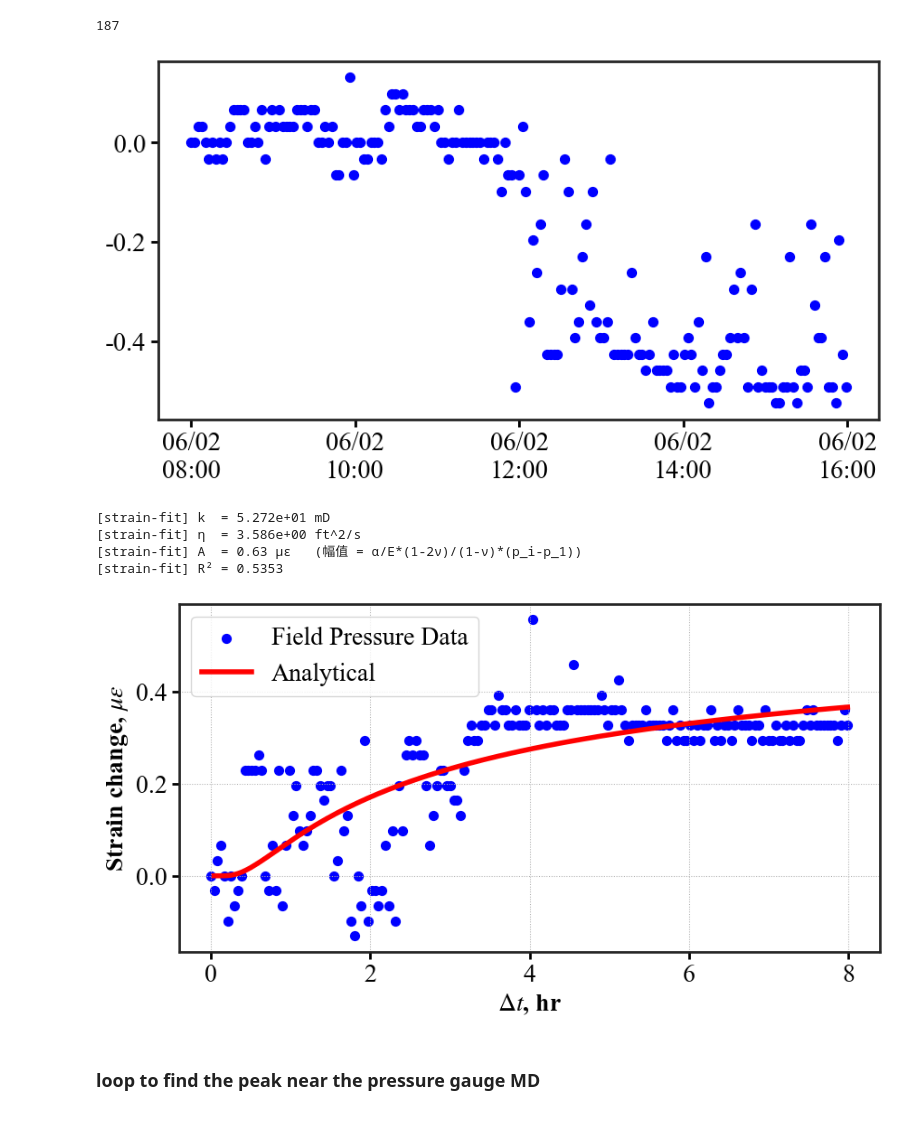
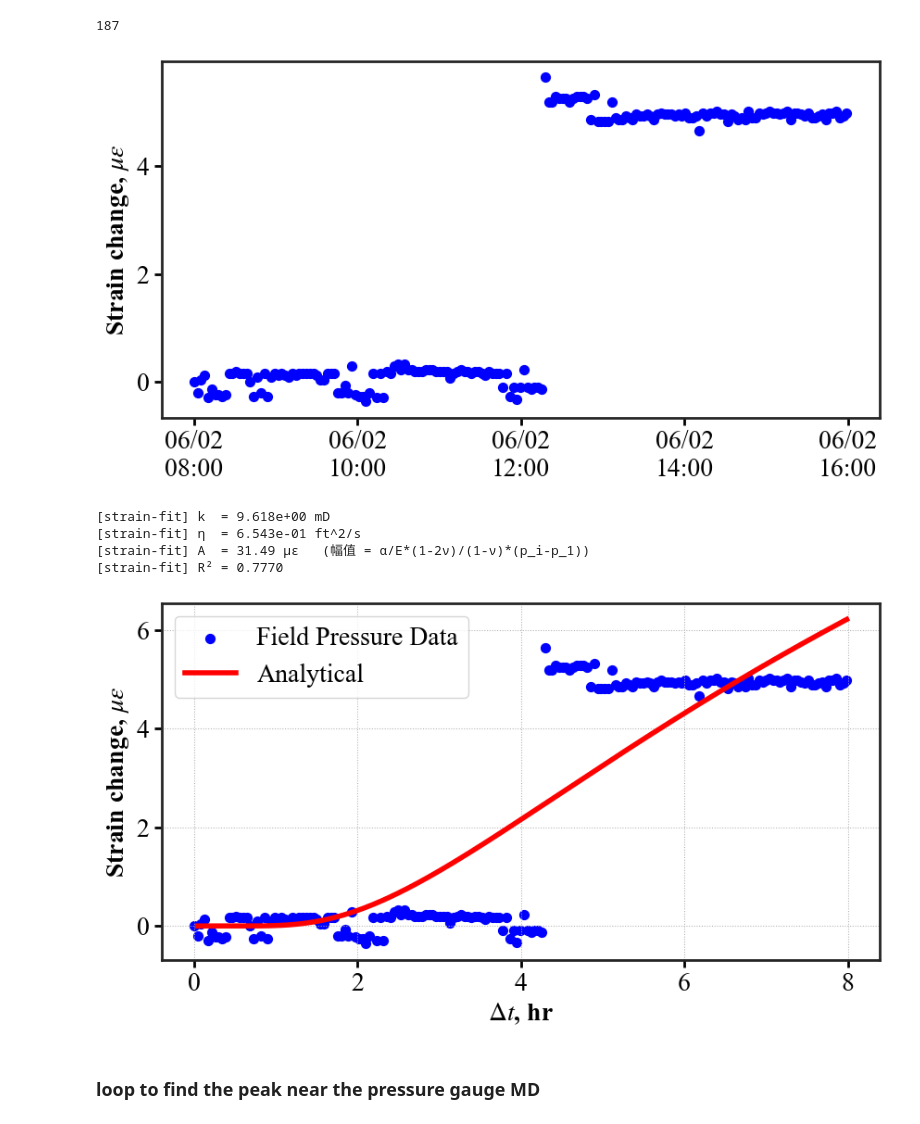
Before and after one commit to felix-mao-1516/plot-for-research-, a Jupyter notebook: pressure_strain_matching.ipynb, the cells around one changed output. Saved outputs shown, nothing was run; the diff lists cells and outputs as text; code cells hidden in the pictures.

```diff
--- a/pressure_strain_matching.ipynb
+++ b/pressure_strain_matching.ipynb
@@ -432,8 +426,8 @@ def nearest_col_indices(depth_1d, targets):
     return idx
 
 #没有做gauge 的depth calibration 的时候用
-gauge_to_fiber = np.array([12800, 13352, 13765, 13848, 13870,14027,14267,14300,
-                        14537, 14587, 14840, 15453, 15471,15690,15858,16056])
+gauge_to_fiber = np.array([12712, 12873, 13100, 13352, 13746,13850,14268,14537,
+                           14599, 14842, 15150, 15453, 15691,15726,15747,16056])
 
 
 
@@ -460,6 +454,6 @@ error(ft):   [ 0.01074219 -0.12011719  0.01953125 -0.01660156  0.15039062  0.012
 # %%
 #选某个深度（列），可在后面的idx[1]进行加或者减
-cols = dstrain[:, idx[0]]                 # shape = (N_time, len(targets))
+cols = dstrain[:, idx[9]-5]   #0-6   [1]+1   [2]+1    # shape = (N_time, len(targets))
 #随着生产的进行，裂缝闭合，应变变小（绝对值变大），比如从-1变成-5
 cols = -1 * cols
 # cols = dstrain[:, idx [1]-86]                 # shape = (N_time, len(targets))
@@ -576,15 +571,23 @@ ax.scatter(t_sel, strian_sel, color='blue', s=50, label='Field Pressure Data')
 ax.xaxis_date()
 date_format = mdates.DateFormatter('%m/%d\n%H:%M')
 ax.xaxis.set_major_formatter(date_format)
+
+start = datetime.datetime(2022, 6, 2, 8, 0)
+end   = datetime.datetime(2022, 6, 2, 16, 0)
+
+ticks = pd.date_range(start, end, freq='2h')  # 每 4 小时一个
+ax.set_xticks(ticks)
+ax.set_ylabel(r"Strain change, $\mu\varepsilon$")
+
 # 设置主刻度间隔为 1 小时
-ax.xaxis.set_major_locator(mdates.HourLocator(interval=2))
+# ax.xaxis.set_major_locator(mdates.HourLocator(interval=4))
 
 # 给外侧轴留空间，避免被裁切
 # fig.subplots_adjust(right=0.82)
 # plt.savefig('frac_curves_S6.png', dpi=600, bbox_inches='tight')
 plt.show()
 # %% [output]
-[figure, old version]
+[figure, new version]
 # %%
 # ================== 只拟合 A 与 k 的简洁版（无 B、无 tau） ==================
 from turtle import color
@@ -710,39 +713,48 @@ eta_best = diffusivity_ft2_per_s(k_best, mu_cP, phi, ct_per_psi)
 
 print(f"[strain-fit] k  = {k_best:.3e} mD")
 print(f"[strain-fit] η  = {eta_best:.3e} ft^2/s")
 print(f"[strain-fit] A  = {A_best:.2f} με   (幅值 = α/E*(1-2ν)/(1-ν)*(p_i-p_1))")
 print(f"[strain-fit] R² = {R2:.4f}")
 
 # 叠加绘图
 def _sec_to_hms(x, pos=None):
     h = int(x // 3600); m = int((x % 3600)//60); s = int(x % 60)
     return f"{h:02d}:{m:02d}:{s:02d}"
 
 fig2, ax2 = plt.subplots(figsize=(10,5))
 ax2.scatter(t_sel, y_ueps, s=50, label='Field Pressure Data', color='blue')
 
 t_used_dt = pd.to_datetime(t_used, unit='s', origin=t0)
 ax2.plot(t_used_dt, yhat, lw=4, color='red',
          label='Analytical')
         #  label=f"fit: k={k_best:.2e} mD, A={A_best:.1f} με, R²={R2:.3f}")
 
 ax2.xaxis.set_major_formatter(mdates.DateFormatter('%m/%d\n%H:%M'))
-ax2.xaxis.set_major_locator(mdates.HourLocator(interval=2))
+ax2.xaxis.set_major_locator(mdates.HourLocator(interval=4))
 # ax2.xaxis.set_major_formatter(FuncFormatter(_sec_to_hms))
 # ax2.set_xticks([0, 7200,  14400,  21600, 28800])
+# ax2.set_xticklabels(['0','2','4','6','8'])
+# ax2.set_xlabel(r'$\Delta t$, hr')
+
+start = datetime.datetime(2022, 6, 2, 8, 0)
+end   = datetime.datetime(2022, 6, 2, 16, 0)
+
+ticks = pd.date_range(start, end, freq='2h')  # 每 4 小时一个
+ax2.set_xticks(ticks)
 ax2.set_xticklabels(['0','2','4','6','8'])
 ax2.set_xlabel(r'$\Delta t$, hr')
+
 ax2.set_ylabel(r"Strain change, $\mu\varepsilon$")
 ax2.legend()
 ax2.grid(True, which='both', linestyle=':', linewidth=0.75)
 # plt.tight_layout()
 plt.show()
 # %% [output]
-[strain-fit] k  = 5.272e+01 mD
-[strain-fit] η  = 3.586e+00 ft^2/s
-[strain-fit] A  = 0.63 με   (幅值 = α/E*(1-2ν)/(1-ν)*(p_i-p_1))
-[strain-fit] R² = 0.5353
+[strain-fit] k  = 9.618e+00 mD
+[strain-fit] η  = 6.543e-01 ft^2/s
+[strain-fit] A  = 31.49 με   (幅值 = α/E*(1-2ν)/(1-ν)*(p_i-p_1))
+[strain-fit] R² = 0.7770
-[figure, old version]
+[figure, new version]
 # %% [markdown]
 ### loop to find the peak near the pressure gauge MD
 # %%
```
Also changed, not shown: parts of 4 cells of this notebook, 7 other files.
